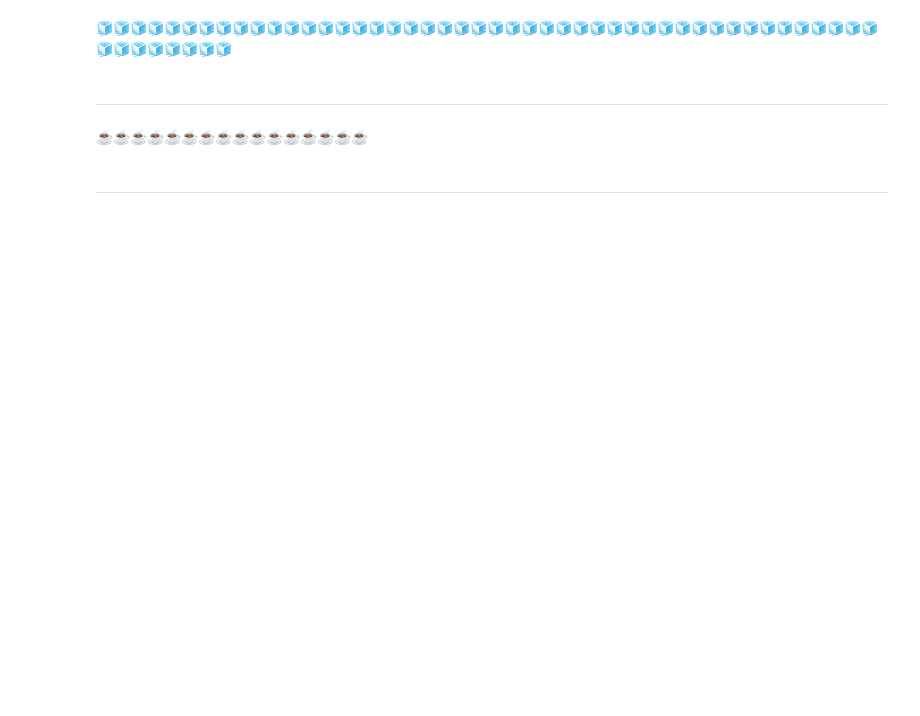
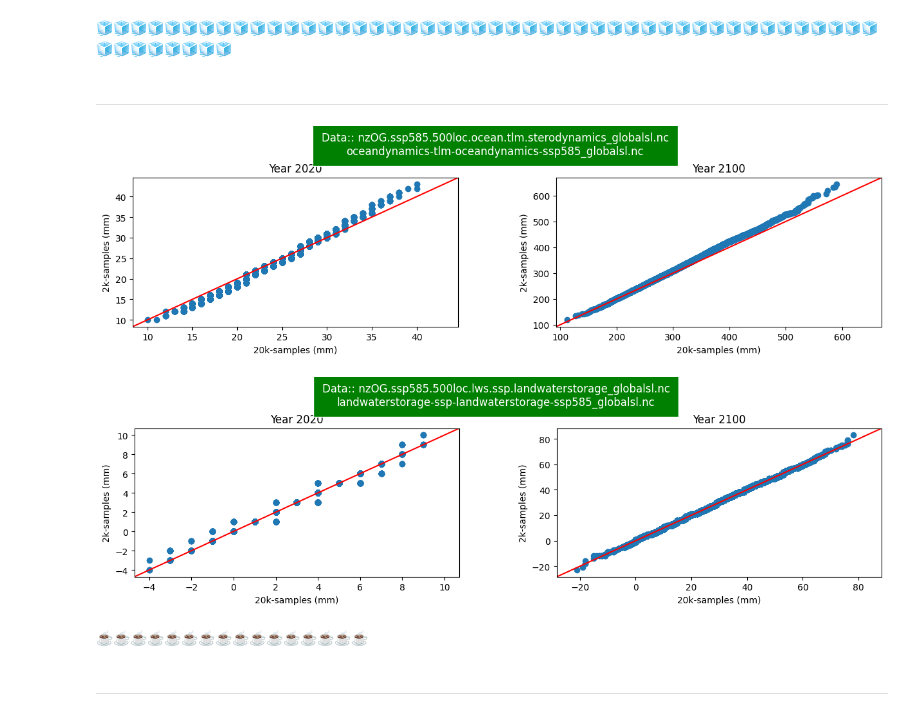
Before and after one commit to pkjr002/facts, a Jupyter notebook: JupNbk/000_pk-JupNb_TESTspace/2023-01_NZ_INSAR/002_COMPARE_gg_pk/001_DEVEL_qq/DEVEL_QQF001_global_cpmp_gg_pk_20k.ipynb, the cells around one changed output. Cells and saved outputs as stored; diff of their text form; code cells hidden in the pictures; blank space fills up the shorter version.

```diff
--- a/JupNbk/000_pk-JupNb_TESTspace/2023-01_NZ_INSAR/002_COMPARE_gg_pk/001_DEVEL_qq/DEVEL_QQF001_global_cpmp_gg_pk_20k.ipynb
+++ b/JupNbk/000_pk-JupNb_TESTspace/2023-01_NZ_INSAR/002_COMPARE_gg_pk/001_DEVEL_qq/DEVEL_QQF001_global_cpmp_gg_pk_20k.ipynb
@@ -65,9 +62,12 @@ fn.plot('ar5glaciers.ipccar5.glaciers_globalsl.nc',path20k,path2k)
 # %% [markdown]
 <hr style="border: 0; border-top: 1px solid; width: 100%;">
 # %%
-fn.plot('sterodynamics_globalsl.nc',path20k,path2k)
-# fn.plot('verticallandmotion_localsl.nc',path20k,path2k)
-fn.plot('lws.ssp.landwaterstorage_globalsl.nc',path20k,path2k)
+fn.plot(['sterodynamics_globalsl.nc'],path20k,['oceandynamics-tlm-oceandynamics-ssp585_globalsl.nc'],path2k)
+# # fn.plot('verticallandmotion_localsl.nc',path20k,path2k)
+fn.plot(['lws.ssp.landwaterstorage_globalsl.nc'],path20k,['landwaterstorage-ssp-landwaterstorage-ssp585_globalsl.nc'],path2k)
+# %% [output]
+[figure, added]
+[figure, added]
 # %% [markdown]
 ☕️☕️☕️☕️☕️☕️☕️☕️☕️☕️☕️☕️☕️☕️☕️☕️
 # %% [markdown]
```
Also changed, not shown: parts of 7 cells of this notebook, 8 other files.
